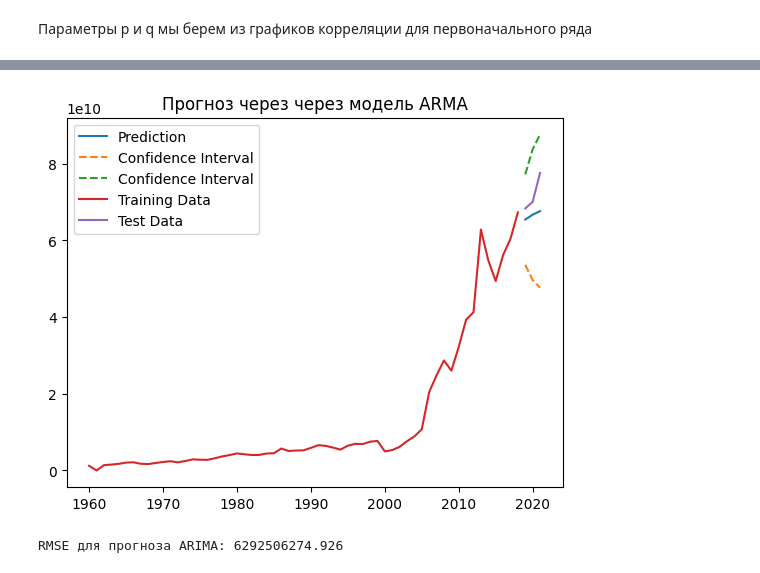
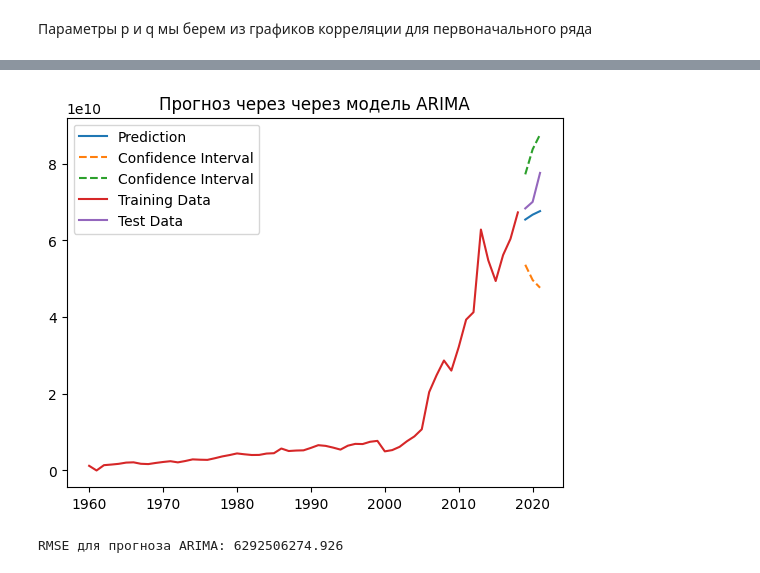
Before and after one commit to hotdonkey/data_science, a Jupyter notebook: Project_7/Project_7.ipynb, the cells around one changed output, grey strips where cells are left out. Drawn from its saved outputs; the diff is of its cells as text; code cells hidden in the pictures.

```diff
--- a/Project_7/Project_7.ipynb
+++ b/Project_7/Project_7.ipynb
@@ -239,13 +239,13 @@ forecast_df = forecast.conf_int(alpha=0.05)  # это он и есть
 # %%
 plt.plot(pred_df, label='Prediction')
 plt.plot(forecast_df, linestyle='--', label='Confidence Interval')
 plt.plot(train_df, label='Training Data')
 plt.plot(test_df, label='Test Data')
-plt.title('Прогноз через через модель ARMA')
+plt.title('Прогноз через через модель ARIMA')
 plt.legend()
 plt.show()
 # %% [output]
-[figure, old version]
+[figure, new version]
 # %%
 arima_rmse = np.sqrt(mean_squared_error(test_df, pred_df))
 print(f'RMSE для прогноза ARIMA: {arima_rmse.round(3)}')
```
Also changed, not shown: parts of 6 cells of this notebook, 2 other files.
